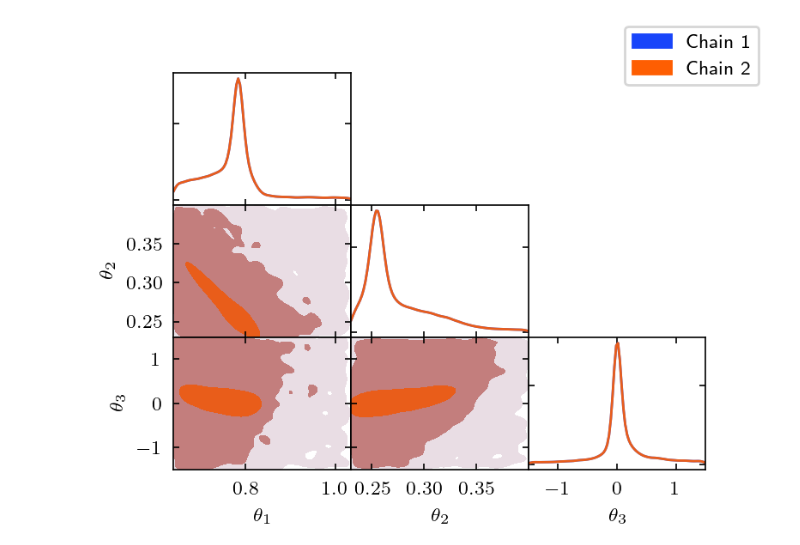
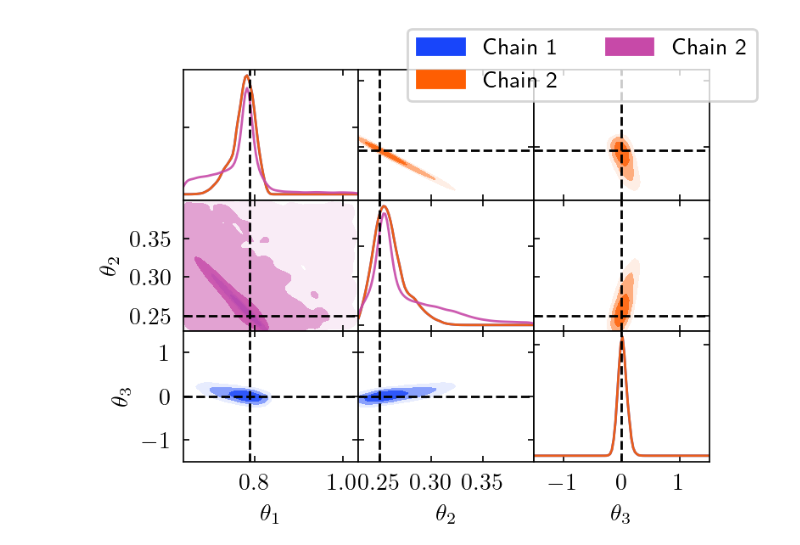
Before and after one commit to llinke1/niceplots, a Jupyter notebook: tryout/cornerplots.ipynb, the cells around one changed output. Drawn from its saved outputs; the diff is of its cells as text; code cells hidden in the pictures.

Commit message:
Added routines for corner plots.

```diff
--- a/tryout/cornerplots.ipynb
+++ b/tryout/cornerplots.ipynb
@@ -8,3 +10,5 @@ nicepl.initPlot()
 # %%
 # load data
 chain=np.load("posterior_blind_0.npz")['samples']
+weights=np.load("posterior_blind_0.npz")['weights']
+weights=np.exp(weights)
@@ -113,49 +147,38 @@ def hide_unused_axes(axs, lower_triangle=True):
 # %%
-color='C0'
+# color='C0'
+
+# fig, axs=prep_plot(param_names, priors)
 
 
-fig, axs = plt.subplots(Nparams, Nparams)
-plt.subplots_adjust(hspace=0.0, wspace=0.0)
+# # Add the chain
+# handles=[]
+# handles.append(add_chain(axs, chain, param_names, priors, lower_triangle=True,
+#                          color='C0', probs=np.array([0.68, 0.95, 0.997]),
+#                          alpha_min=0.1, alpha_max=0.8, label='Chain 1'))
+# handles.append(add_chain(axs, chain, param_names, priors, lower_triangle=True,
+#                          color='C1', probs=np.array([0.68, 0.95, 0.997]),
+#                          alpha_min=0.1, alpha_max=0.8, label="Chain 2"))
 
-for i in range(Nparams):
-    y_par_name=param_names[i]
-    y_prior=priors[y_par_name]
+# # Remove None handles (if label=None)
+# handles = [h for h in handles if h is not None]
+# fig.legend(handles=handles, labels=[h.get_label() for h in handles])
 
-    for j in range(Nparams):
-        x_par_name=param_names[j]
-        x_prior=priors[x_par_name]
-
-        # Set axis limits
-        axs[i, j].set_xlim(x_prior[0], x_prior[1])
-
-        if i!=j:
-            axs[i, j].set_ylim(y_prior[0], y_prior[1])
-
-        # Set axis labels
-        if (i==Nparams-1):
-            axs[i, j].set_xlabel(x_par_name)
-        else:
-            axs[i, j].set_xticklabels([])
-
-        if (j==0) and  (i!=0):
-            axs[i, j].set_ylabel(y_par_name)
-        else:
-            axs[i, j].set_yticklabels([])
-
-
-# Add the chain
-handles=[]
-handles.append(add_chain(axs, chain, param_names, priors, lower_triangle=True,
-                         color='C0', probs=np.array([0.68, 0.95, 0.997]),
-                         alpha_min=0.1, alpha_max=0.8, label='Chain 1'))
-handles.append(add_chain(axs, chain, param_names, priors, lower_triangle=True,
-                         color='C1', probs=np.array([0.68, 0.95, 0.997]),
-                         alpha_min=0.1, alpha_max=0.8, label="Chain 2"))
-
-# Remove None handles (if label=None)
-handles = [h for h in handles if h is not None]
-fig.legend(handles=handles, labels=[h.get_label() for h in handles])
-
-hide_unused_axes(axs, lower_triangle=True)
+# hide_unused_axes(axs, lower_triangle=True)
-# %% [output]
-[figure, removed]
+# %%
+c=nicepl.corner(param_names, priors)
+c.add_chain(chain, param_names, weights, color='C0', label="Chain 1")
+c.add_chain(chain, param_names, weights, lower_triangle=False, color='C1', label="Chain 2")
+c.add_chain(chain[:,:2], param_names[:2], weights=np.ones(chain.shape[0]), color='C3', label="Chain 2")
+
+c.add_truth(r"$\theta_1$", 0.79)
+c.add_truth(r"$\theta_2$", 0.25)
+c.add_truth(r"$\theta_3$", 0.0)
+c.add_truth(r"$\theta_2$", 0.25, lower_triangle=False)
+c.add_truth(r"$\theta_3$", 0.0, lower_triangle=False)
+c.add_truth(r"$\theta_1$", 0.79, lower_triangle=False)
+
+
+
+c.finalize(hide_upper=False, outputFn="test.pdf", legendcols=2)
+# %% [output]
+[figure, added]
```
Also changed, not shown: parts of 3 cells of this notebook, 3 other files.
